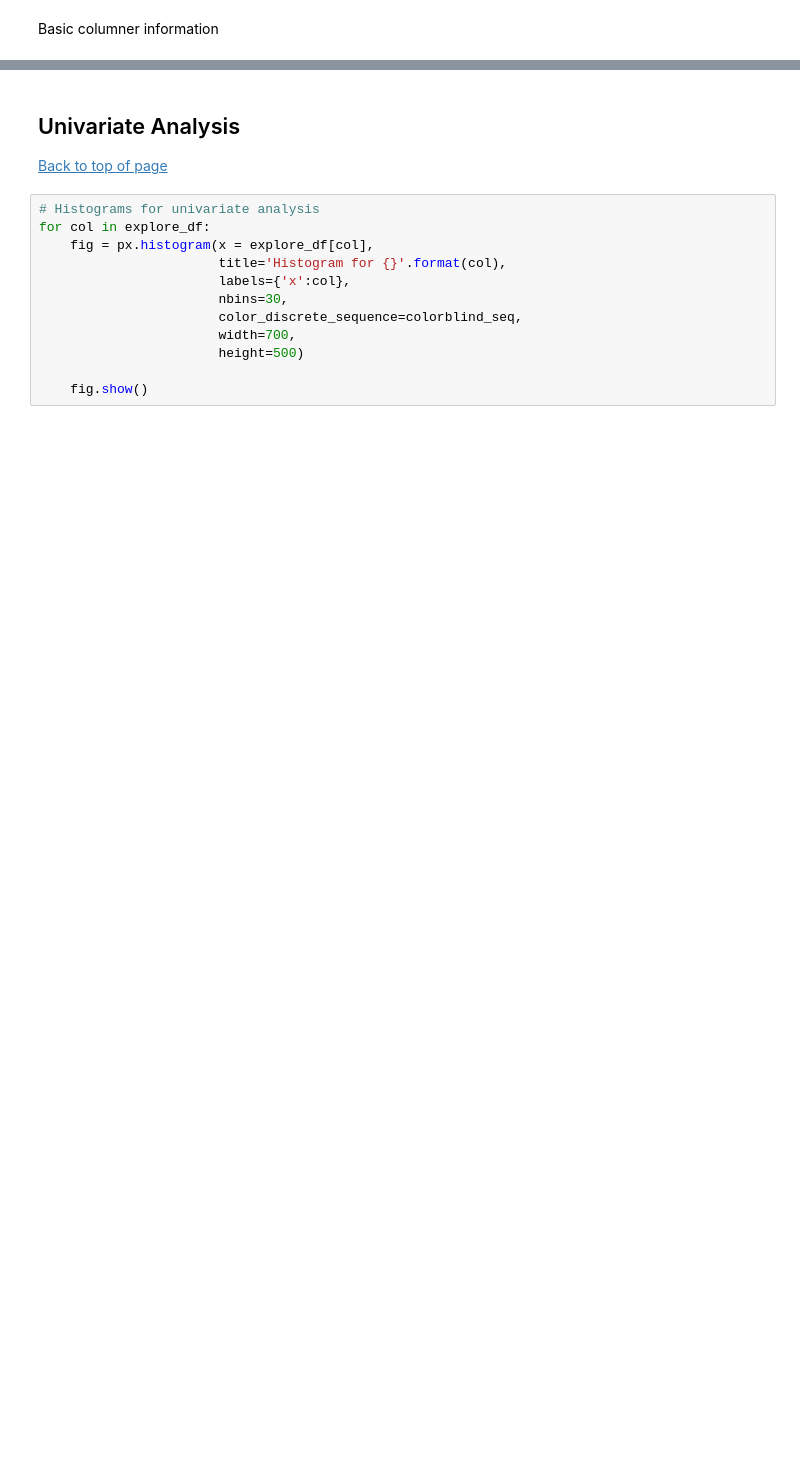
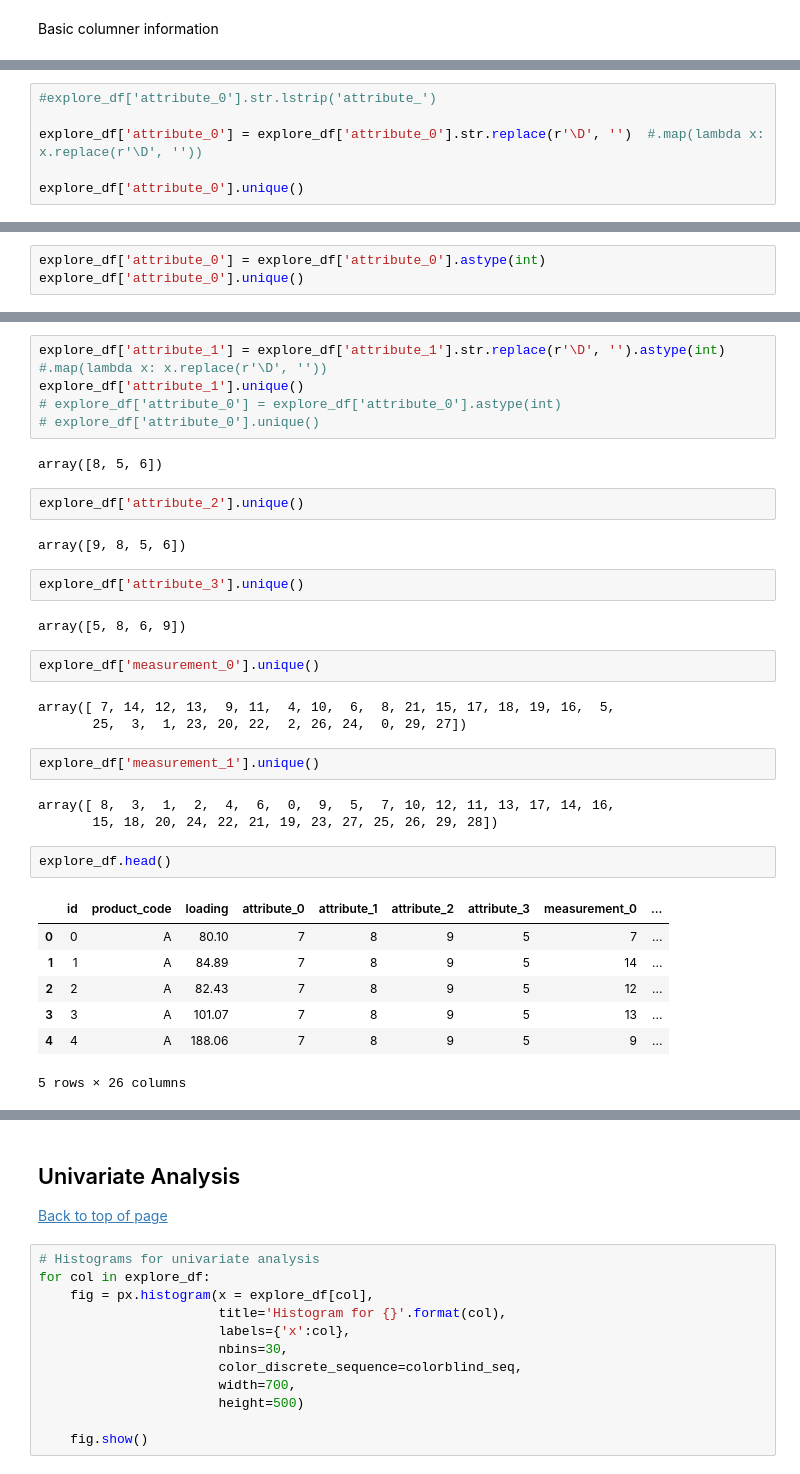
Before and after one commit to andydaehn/Product_Lab_Results, a Jupyter notebook: Product_Lab_Results.ipynb, the cells around one changed output, grey strips where cells are left out. Cells and saved outputs as stored; diff of their text form; blank space fills up the shorter version.

```diff
--- a/Product_Lab_Results.ipynb
+++ b/Product_Lab_Results.ipynb
@@ -93,0 +108,6 @@ memory usage: 9.5+ KB
+# %%
+#explore_df['attribute_0'].str.lstrip('attribute_')
+
+explore_df['attribute_0'] = explore_df['attribute_0'].str.replace(r'\D', '')  #.map(lambda x: x.replace(r'\D', ''))
+
+explore_df['attribute_0'].unique()
@@ -93,0 +116,3 @@ memory usage: 9.5+ KB
+# %%
+explore_df['attribute_0'] = explore_df['attribute_0'].astype(int)
+explore_df['attribute_0'].unique()
@@ -93,0 +125,35 @@ memory usage: 9.5+ KB
+# %%
+explore_df['attribute_1'] = explore_df['attribute_1'].str.replace(r'\D', '').astype(int)  #.map(lambda x: x.replace(r'\D', ''))
+explore_df['attribute_1'].unique()
+# explore_df['attribute_0'] = explore_df['attribute_0'].astype(int)
+# explore_df['attribute_0'].unique()
+# %% [output]
+array([8, 5, 6])
+# %%
+explore_df['attribute_2'].unique()
+# %% [output]
+array([9, 8, 5, 6])
+# %%
+explore_df['attribute_3'].unique()
+# %% [output]
+array([5, 8, 6, 9])
+# %%
+explore_df['measurement_0'].unique()
+# %% [output]
+array([ 7, 14, 12, 13,  9, 11,  4, 10,  6,  8, 21, 15, 17, 18, 19, 16,  5,
+       25,  3,  1, 23, 20, 22,  2, 26, 24,  0, 29, 27])
+# %%
+explore_df['measurement_1'].unique()
+# %% [output]
+array([ 8,  3,  1,  2,  4,  6,  0,  9,  5,  7, 10, 12, 11, 13, 17, 14, 16,
+       15, 18, 20, 24, 22, 21, 19, 23, 27, 25, 26, 29, 28])
+# %%
+explore_df.head()
+# %% [output]
+|  | id | product_code | loading | attribute_0 | attribute_1 | attribute_2 | attribute_3 | measurement_0 | ... |
+| 0 | 0 | A | 80.10 | 7 | 8 | 9 | 5 | 7 | ... |
+| 1 | 1 | A | 84.89 | 7 | 8 | 9 | 5 | 14 | ... |
+| 2 | 2 | A | 82.43 | 7 | 8 | 9 | 5 | 12 | ... |
+| 3 | 3 | A | 101.07 | 7 | 8 | 9 | 5 | 13 | ... |
+| 4 | 4 | A | 188.06 | 7 | 8 | 9 | 5 | 9 | ... |
+5 rows × 26 columns
```
Also changed, not shown: parts of 11 cells of this notebook.
